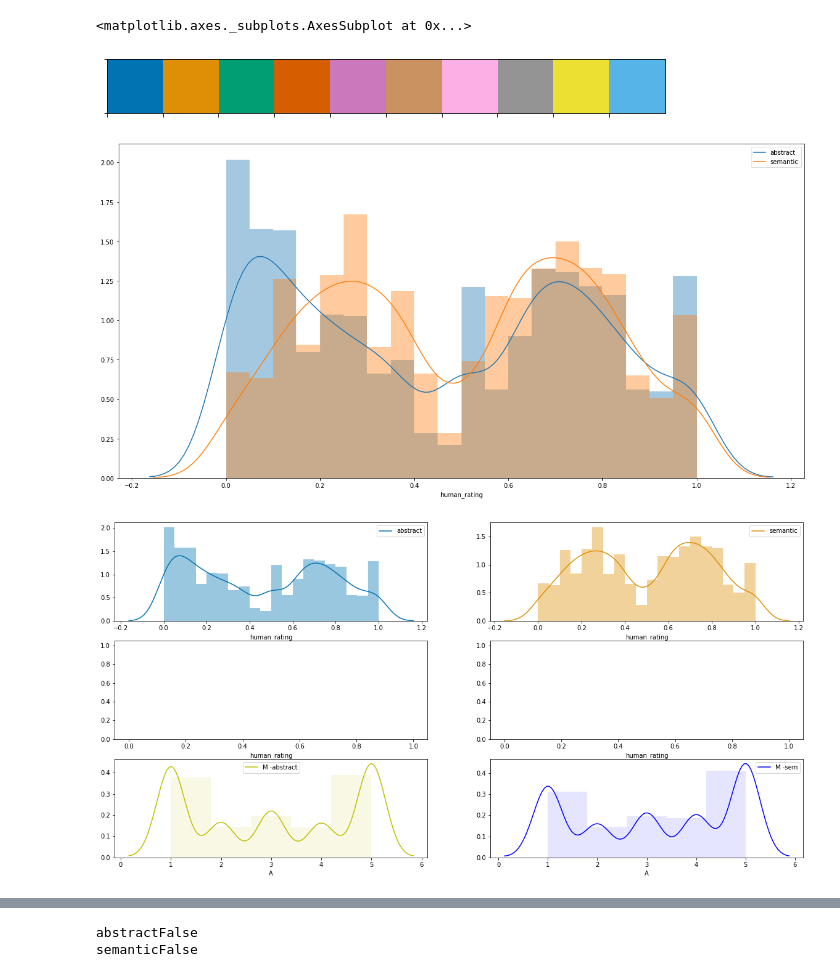
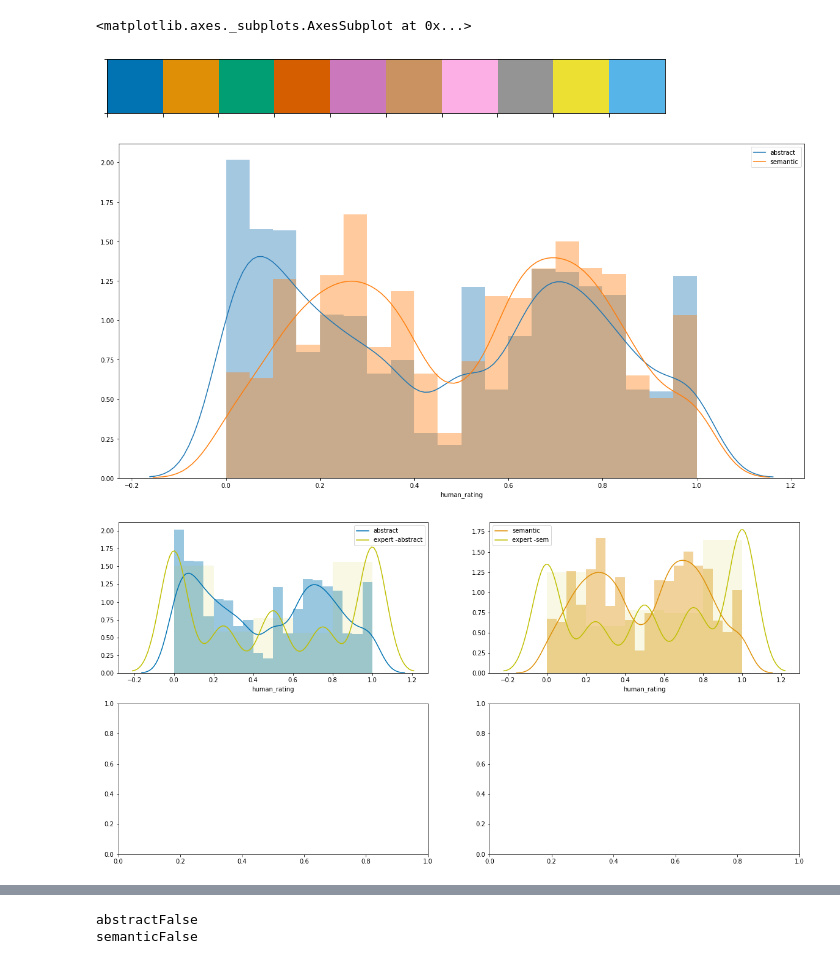
Before and after one commit to kix2mix2/SepMe, a Jupyter notebook: Jupyters/ml/the machine learning.ipynb, the cells around one changed output, grey strips where cells are left out. Saved outputs shown, nothing was run; the diff lists cells and outputs as text; code cells hidden in the pictures.

```diff
--- a/Jupyters/ml/the machine learning.ipynb
+++ b/Jupyters/ml/the machine learning.ipynb
@@ -103,3 +103,16 @@ def bootstrap_aoc(df, bs=100, sample=1000, target_col='human_bin'):
     aucs = aucs.sort_values('value', ascending=False)
     aucs['spread'] = aucs['ci+'] -aucs['ci-']
     return aucs
+# %%
+from tabulate import tabulate
+import tabulatehelper as th
+
+df = pd.DataFrame(np.random.random(16).reshape(4, 4), columns=('a', 'b', 'c', 'd'))
+
+# tabulate wtithout wrapper:
+tbl = tabulate(df, df.columns, tablefmt='pipe', showindex=False)
+
+# tabulate helper with overriding align format:
+#tbl = th.md_table(df, formats={-1: 'c'})
+
+print(tbl)
@@ -273,47 +224,39 @@ df.loc[df['class']==1]
 # %%
 current_palette = sns.color_palette('colorblind')
 sns.palplot(current_palette)
 
 
 
 
 
 
-df1,df2,df3,df4 = get_dfs(df)
+df1,df2 = get_dfs(df)
 
 fig, ax = plt.subplots(figsize=(20,10))
 sns.distplot(df1.human_rating, bins=20, kde_kws={"label": "abstract"})
 sns.distplot(df2.human_rating, bins=20, kde_kws={"label": "semantic"})
 
-sns.distplot(df3.human_rating, bins=20, kde_kws={"label": "1v1 - abstract"})
-sns.distplot(df4.human_rating, bins=20, kde_kws={"label": "1v1 - semantic"})
 
-# sns.distplot(df1.M, bins=5, color='y', hist_kws=dict(alpha=.1), kde_kws={"label": "M -abstract"})
-# sns.distplot(df2.M, bins=5, color='b', hist_kws=dict(alpha=.1), kde_kws={"label": "M -sem"})
+# sns.distplot(minmax_scale(df1.M), bins=5, color='y', hist_kws=dict(alpha=.1), kde_kws={"label": "expert -abstract"})
+# sns.distplot(minmax_scale(df2.M), bins=5, color='b', hist_kws=dict(alpha=.1), kde_kws={"label": "expert -sem"})
 # sns.distplot(df3.A, bins=5, color='y', hist_kws=dict(alpha=.1), kde_kws={"label": "A -abstract -1v1"})
 # sns.distplot(df4.A, bins=5, color='b', hist_kws=dict(alpha=.1), kde_kws={"label": "A -sem -1v1"})
 
 
 
 
-fig, ax = plt.subplots(3,2, figsize=(20,10))
+fig, ax = plt.subplots(2,2, figsize=(20,10))
 sns.distplot(df1.human_rating, bins=20, kde_kws={"label": "abstract"}, ax=ax[0,0], color = current_palette[0])
 sns.distplot(df2.human_rating, bins=20, kde_kws={"label": "semantic"}, ax=ax[0,1], color = current_palette[1])
 
-sns.distplot(df3.human_rating, bins=20, kde_kws={"label": "1v1 - abstract"}, ax=ax[1,0], color = current_palette[2])
-sns.distplot(df4.human_rating, bins=20, kde_kws={"label": "1v1 - semantic"}, ax=ax[1,1], color = current_palette[3])
 
 
-
-
-sns.distplot(df1.M, bins=5, color='y', hist_kws=dict(alpha=.1), kde_kws={"label": "M -abstract"}, ax=ax[2,0])
-sns.distplot(df2.M, bins=5, color='b', hist_kws=dict(alpha=.1), kde_kws={"label": "M -sem"}, ax=ax[2,1])
-sns.distplot(df3.A, bins=5, color='y', hist_kws=dict(alpha=.1), kde_kws={"label": "A -abstract -1v1"}, ax=ax[2,0])
-sns.distplot(df4.A, bins=5, color='b', hist_kws=dict(alpha=.1), kde_kws={"label": "A -sem -1v1"}, ax=ax[2,1])
+sns.distplot(minmax_scale(df1.M), bins=5, color='y', hist_kws=dict(alpha=.1), kde_kws={"label": "expert -abstract"}, ax=ax[0,0])
+sns.distplot(minmax_scale(df2.M), bins=5, color='y', hist_kws=dict(alpha=.1), kde_kws={"label": "expert -sem"}, ax=ax[0,1])
 # %% [output]
 <matplotlib.axes._subplots.AxesSubplot at 0x...>
 [figure]
 [figure]
-[figure, old version]
+[figure, new version]
 # %%
 df
```
Also changed, not shown: parts of 13 cells of this notebook, 26 other files.
